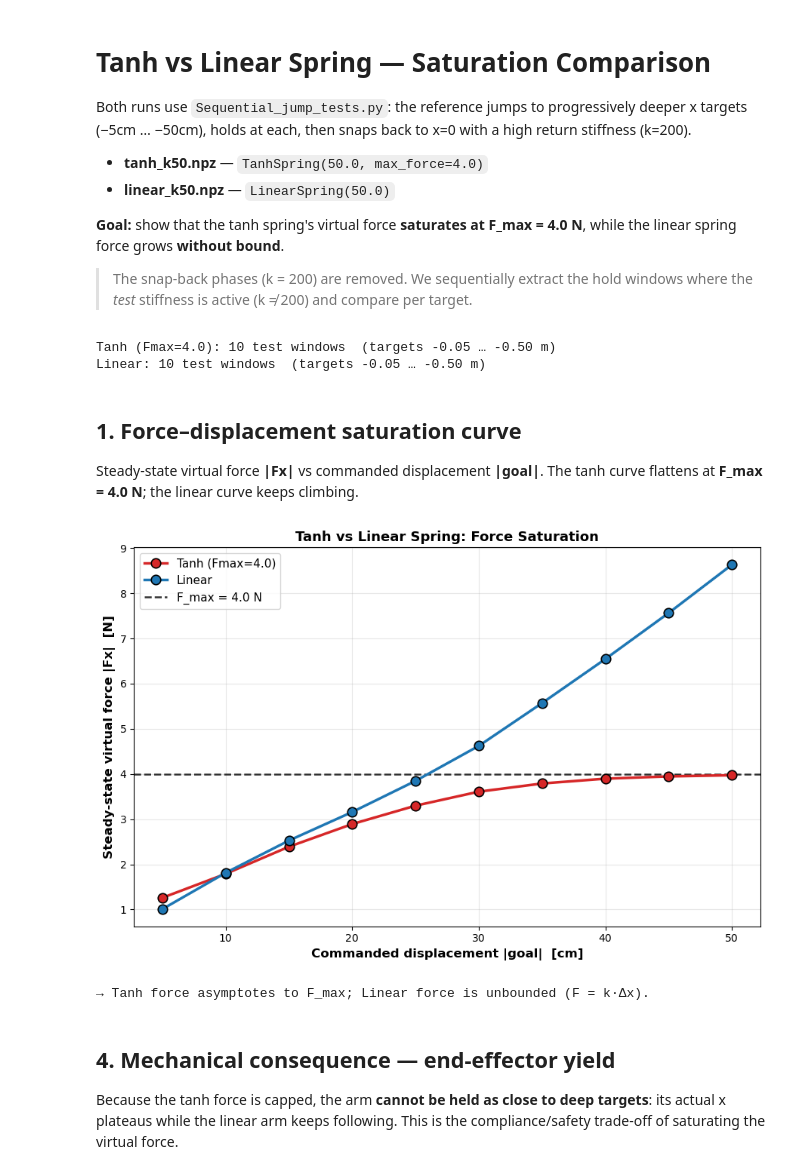
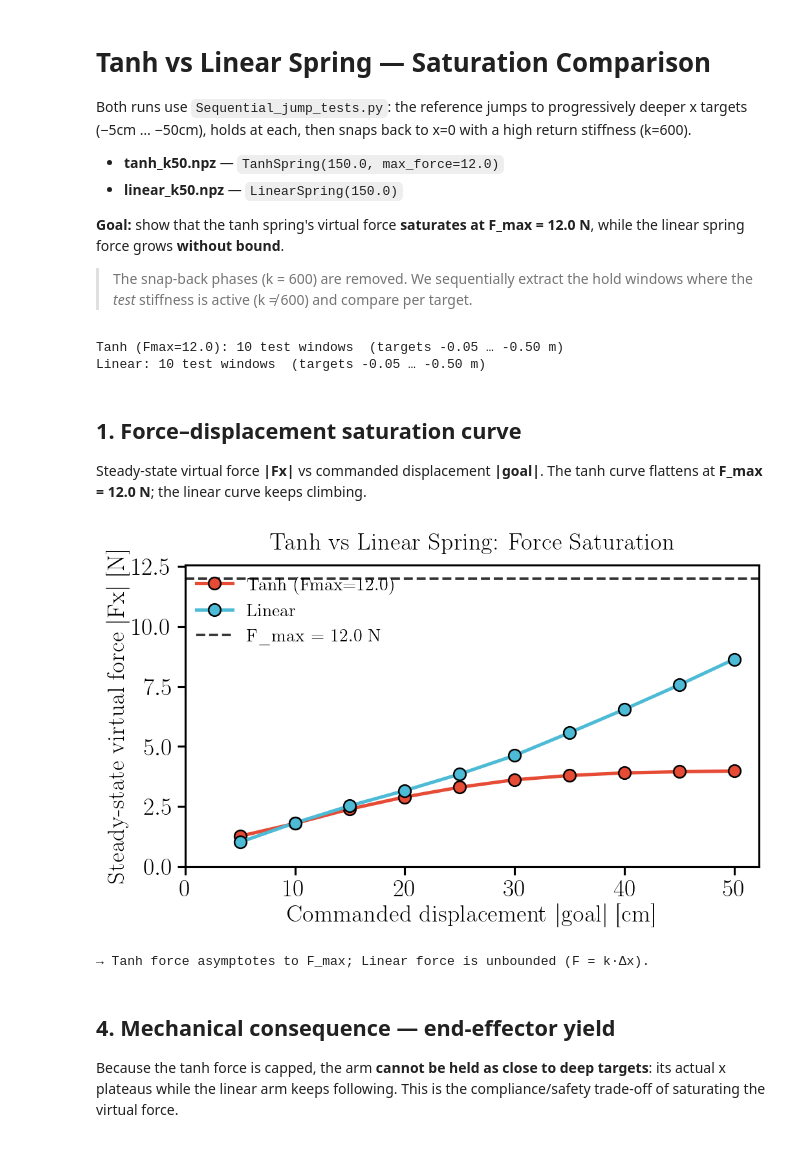
Before and after one commit to CREATE-Lab-EPFL/SoftVMC, a Jupyter notebook: TanhSpring/plot_tanh_spring.ipynb, the cells around one changed output. Drawn from its saved outputs; the diff is of its cells as text; code cells hidden in the pictures.

```diff
--- a/TanhSpring/plot_tanh_spring.ipynb
+++ b/TanhSpring/plot_tanh_spring.ipynb
@@ -6,3 +1,10 @@ set_font_size(18)
+# %%
+import sys, os
+sys.path.insert(0, os.path.abspath('..'))
+from plot_config import COLORS, FIG_W_SINGLE, FIG_W_DOUBLE, set_font_size
+GRID = False
+FONT_SIZE = 18
+set_font_size(FONT_SIZE)
 # %% [markdown]
 ## Procedure:
 
@@ -27,30 +29,30 @@ set_font_size(18)
 
 Both runs use `Sequential_jump_tests.py`: the reference jumps to progressively
 deeper x targets (−5cm … −50cm), holds at each, then snaps back to x=0 with a
-high return stiffness (k=200).
+high return stiffness (k=600).
 
-- **tanh_k50.npz** — `TanhSpring(50.0, max_force=4.0)`
-- **linear_k50.npz** — `LinearSpring(50.0)`
+- **tanh_k50.npz** — `TanhSpring(150.0, max_force=12.0)`
+- **linear_k50.npz** — `LinearSpring(150.0)`
 
-**Goal:** show that the tanh spring's virtual force **saturates at F_max = 4.0 N**,
+**Goal:** show that the tanh spring's virtual force **saturates at F_max = 12.0 N**,
 while the linear spring force grows **without bound**.
 
-> The snap-back phases (k = 200) are removed. We sequentially extract the hold
-> windows where the *test* stiffness is active (k ≠ 200) and compare per target.
+> The snap-back phases (k = 600) are removed. We sequentially extract the hold
+> windows where the *test* stiffness is active (k ≠ 600) and compare per target.
 # %%
 import numpy as np
 import matplotlib.pyplot as plt
 
-F_MAX = 4.0          # tanh saturation limit [N]
-K_RETURN = 200.0     # snap-back stiffness to exclude
+F_MAX = 12.0          # tanh saturation limit [N] (corrected calibration)
+K_RETURN = 600.0     # snap-back stiffness to exclude
 SS_FRAC = 0.40       # fraction (tail) of each window used for steady-state
 G_TO_N = 9.80665e-3  # load cell outputs grams → convert to Newtons
 
 files = {
-    "Tanh (Fmax=4.0)": "outputs/tanh_spring/tanh_k50.npz",
-    "Linear":          "outputs/tanh_spring/linear_k50.npz",
+    "Tanh (Fmax=12.0)": "outputs/tanh_spring/tanh_k50.npz",
+    "Linear":           "outputs/tanh_spring/linear_k50.npz",
 }
-colors = {"Tanh (Fmax=4.0)": "tab:red", "Linear": "tab:blue"}
+colors = {"Tanh (Fmax=12.0)": COLORS[1], "Linear": COLORS[0]}
 
 
 def extract_windows(fn):
@@ -102,38 +104,40 @@ for name, wins in data.items():
     print(f"{name}: {len(wins)} test windows  "
           f"(targets {wins[0]['target']:.2f} … {wins[-1]['target']:.2f} m)")
 # %% [output]
-Tanh (Fmax=4.0): 10 test windows  (targets -0.05 … -0.50 m)
+Tanh (Fmax=12.0): 10 test windows  (targets -0.05 … -0.50 m)
 Linear: 10 test windows  (targets -0.05 … -0.50 m)
 # %% [markdown]
 ## 1. Force–displacement saturation curve
 
 Steady-state virtual force **|Fx|** vs commanded displacement **|goal|**.
-The tanh curve flattens at **F_max = 4.0 N**; the linear curve keeps climbing.
+The tanh curve flattens at **F_max = 12.0 N**; the linear curve keeps climbing.
 # %%
-fig, ax = plt.subplots(figsize=(9, 6))
+fig, ax = plt.subplots(figsize=(FIG_W_DOUBLE, FIG_W_DOUBLE * 0.65))
 
 for name, wins in data.items():
     disp = np.array([abs(w["target"]) for w in wins])
     f_ss = np.array([abs(w["fx_ss"]) for w in wins])
     ax.plot(disp * 100, f_ss, "o-", color=colors[name], linewidth=2.5,
             markersize=9, markeredgecolor="black", markeredgewidth=1.2,
             label=name, zorder=3)
 
 ax.axhline(F_MAX, color="black", linestyle="--", linewidth=1.8, alpha=0.8,
            label=f"F_max = {F_MAX:.1f} N", zorder=2)
 
 ax.set_xlabel("Commanded displacement |goal|  [cm]")
 ax.set_ylabel("Steady-state virtual force |Fx|  [N]")
 ax.set_title("Tanh vs Linear Spring: Force Saturation")
-ax.grid(True, alpha=0.3)
+ax.set_xlim(0, None)
+ax.set_ylim(0, None)
+ax.grid(GRID)
 ax.legend(loc="upper left")
 plt.tight_layout()
 plt.savefig(os.path.join('outputs', 'tanh_spring', 'force_vs_displacement.pdf'))
 plt.show()
 
 print("→ Tanh force asymptotes to F_max; Linear force is unbounded (F = k·Δx).")
 # %% [output]
-[figure, old version]
+[figure, new version]
 → Tanh force asymptotes to F_max; Linear force is unbounded (F = k·Δx).
 # %% [markdown]
 ## 4. Mechanical consequence — end-effector yield
```
Also changed, not shown: parts of 6 cells of this notebook, 35 other files.
